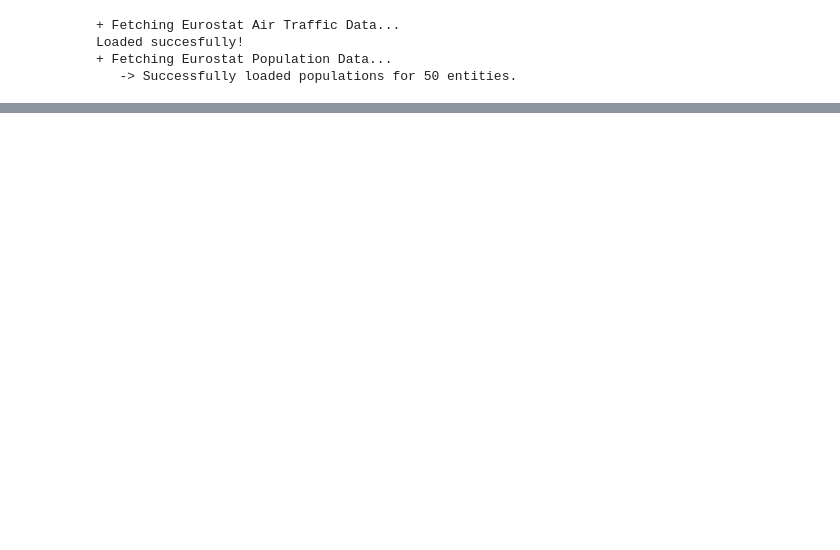
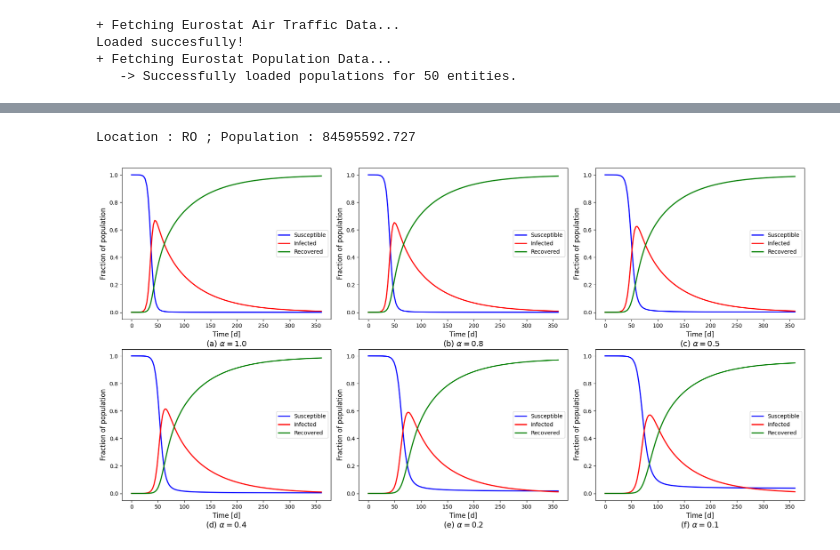
Before and after one commit to sebmarci/sirnetwork, a Jupyter notebook: results.ipynb, the cells around one changed output, grey strips where cells are left out. Cells and saved outputs as stored; diff of their text form; code cells hidden in the pictures; blank space fills up the shorter version.

```diff
--- a/results.ipynb
+++ b/results.ipynb
@@ -87,0 +104,15 @@ Success! GIF saved as: sir_eu_model_2x2.gif
+# %%
+# Seed 0.1% infection in the highest populated country; rest fully susceptible
+S0 = population
+S0[np.argmax(population)] = 0.999 * np.max(population)
+
+I0 = np.zeros_like(population)
+I0[np.argmax(population)] = 0.001 * np.max(population)
+
+print("Location :", valid_countries[np.argmax(population)], "; Population :", np.max(population))
+
+social_connectivity_comp(population, init_state, C,
+                          t_end=360, infection_rate=infection_rate, recovery_rate=recovery_rate)
+# %% [output]
+Location : RO ; Population : 84595592.727
+[figure, added]
```
Also changed, not shown: parts of 10 cells of this notebook, 3 other files.
